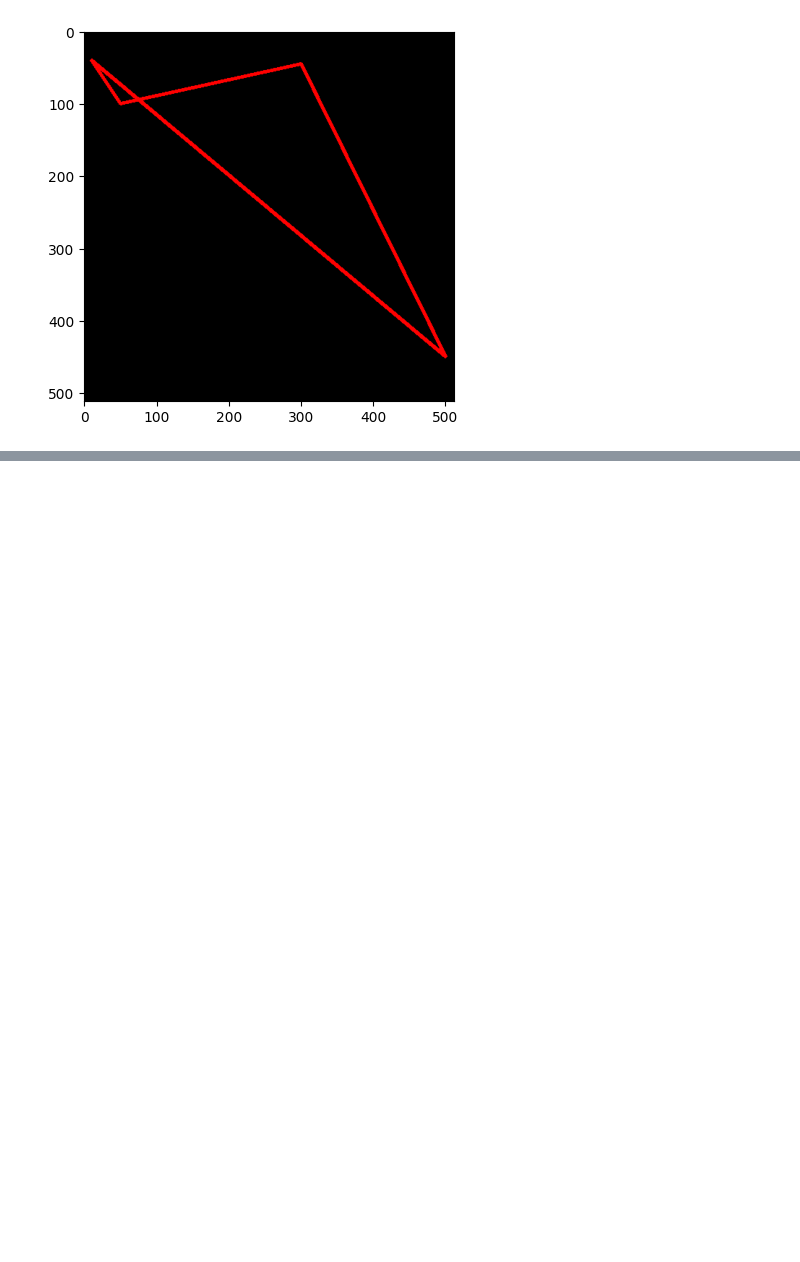
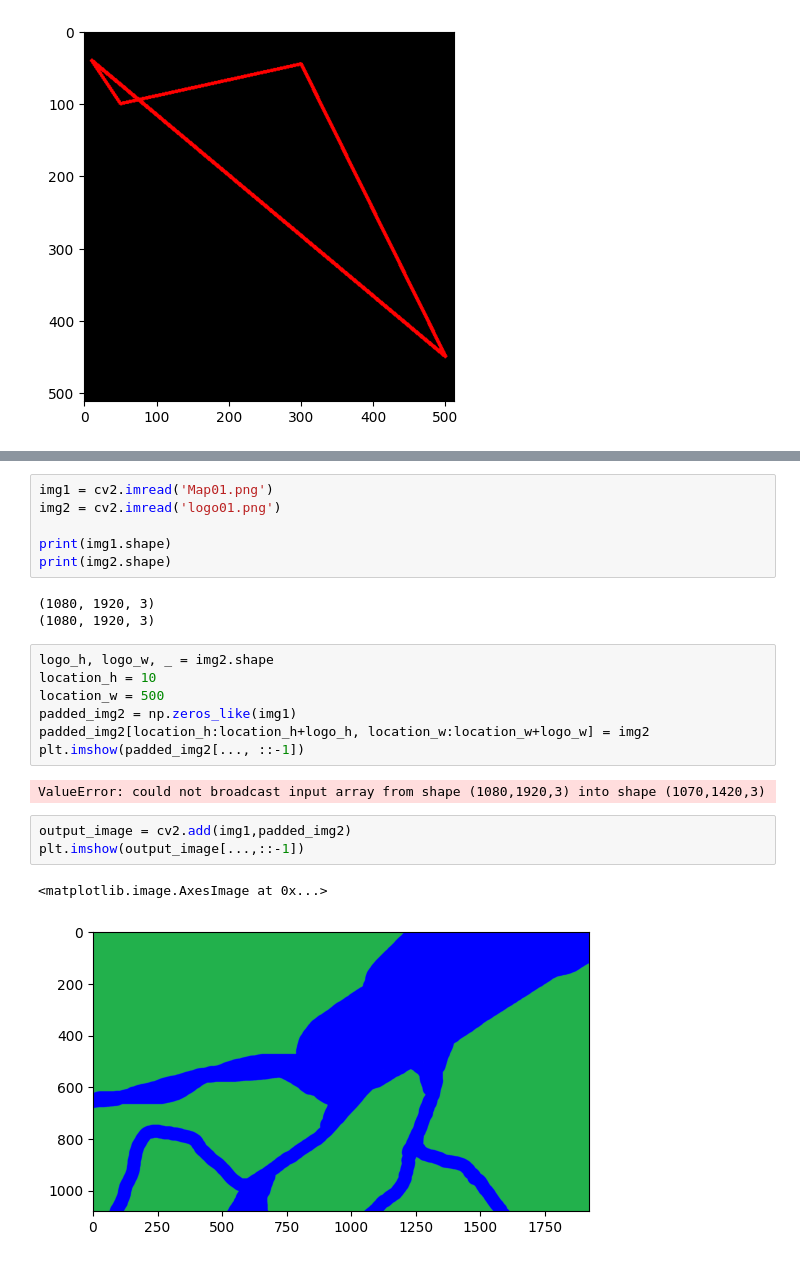
Before and after one commit to dsal/Computer-Vision, a Jupyter notebook: 02_Getting_Started_B.ipynb, the cells around one changed output, grey strips where cells are left out. Cells and saved outputs as stored; diff of their text form; blank space fills up the shorter version.

```diff
--- a/02_Getting_Started_B.ipynb
+++ b/02_Getting_Started_B.ipynb
@@ -221,0 +337,24 @@ cv2.destroyAllWindows()
+# %%
+img1 = cv2.imread('Map01.png')
+img2 = cv2.imread('logo01.png')
+
+print(img1.shape)
+print(img2.shape)
+# %% [output]
+(1080, 1920, 3)
+(1080, 1920, 3)
+# %%
+logo_h, logo_w, _ = img2.shape
+location_h = 10
+location_w = 500
+padded_img2 = np.zeros_like(img1)
+padded_img2[location_h:location_h+logo_h, location_w:location_w+logo_w] = img2
+plt.imshow(padded_img2[..., ::-1])
+# %% [output]
+ValueError: could not broadcast input array from shape (1080,1920,3) into shape (1070,1420,3)
+# %%
+output_image = cv2.add(img1,padded_img2)
+plt.imshow(output_image[...,::-1])
+# %% [output]
+<matplotlib.image.AxesImage at 0x...>
+[figure, added]
```
Also changed, not shown: parts of 19 cells of this notebook.
